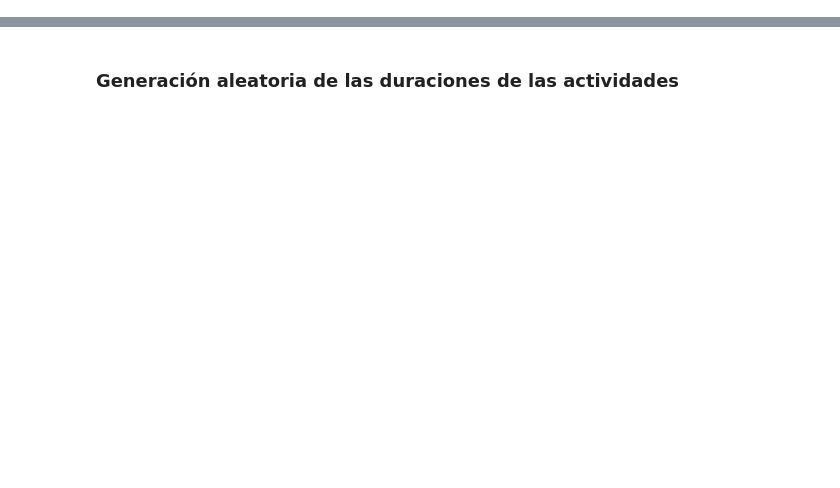
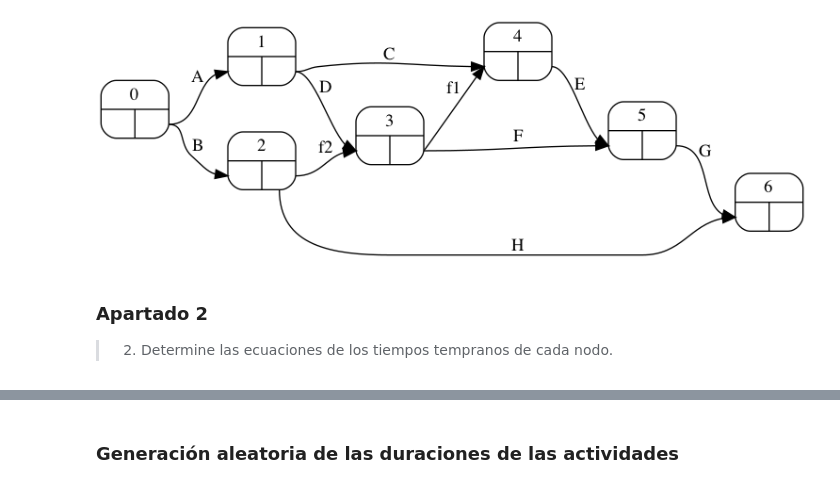
Before and after one commit to mcasl/pmULE, a Jupyter notebook: Montecarlo_Proyectos.ipynb, the cells around one changed output, grey strips where cells are left out. Cells and saved outputs as stored; diff of their text form; code cells hidden in the pictures; blank space fills up the shorter version.

Commit message:
Mejorado ejercicio Montecarlo_Proyectos.ipynb

```diff
--- a/Montecarlo_Proyectos.ipynb
+++ b/Montecarlo_Proyectos.ipynb
@@ -10,14 +11,25 @@ import matplotlib as plt
 # %%
-duration_distribution_parameters = pd.DataFrame(data={'A': [10, 1.5],
-                                                      'B': [ 5, 0.4],
-                                                      'C': [ 6, 0.8],
-                                                      'D': [ 2, 0.7],
-                                                      'E': [ 7, 1.8],
-                                                      'F': [ 8, 0.8],
-                                                      'G': [ 4, 1.4],
-                                                      'H': [ 7, 1.6],
-                                                      'f1':[ 0, 0.0],
-                                                      'f2':[ 0, 0.0],
-                                                     },
-                                                index=['mean', 'stdev']  )
-activity_names = duration_distribution_parameters.columns
+# Alargamos el ancho de las celdas al 100%
+from IPython.core.display import display, HTML
+display(HTML("<style>.container { width:100% !important; }</style>"))
+
+import pandas as pd
+import numpy as np
+import matplotlib as plt
+%matplotlib notebook
+
+datos_enunciado = pd.DataFrame([
+#  actividad, nodo_inicial, nodo_final, duracion media, desviación típica
+     ('A',    0,  1,  10, 1.5 ),
+     ('B',    0,  2,   5, 0.4 ),
+     ('C',    1,  4,   6, 0.8 ),
+     ('D',    1,  3,   2, 0.7 ),
+     ('E',    4,  5,   7, 1.8 ),
+     ('F',    3,  5,   8, 0.8 ),
+     ('G',    5,  6,   4, 1.4 ),
+     ('H',    2,  6,   7, 1.6 ),
+     ('f1',   3,  4,   0, 0.0 ),
+     ('f2',   2,  3,   0, 0.0 ),
+] ,columns=['actividad', 'nodo_inicial', 'nodo_final', 'mean', 'stdev']).set_index('actividad')
+
+datos_enunciado
@@ -29,0 +55,9 @@ duration_distribution_parameters
+# %%
+datos_proyecto =  datos_enunciado.copy()
+proyecto = GrafoProyecto(datos_proyecto)
+proyecto.pert('pert_nodos.png', duraciones=False)
+# %% [output]
+[figure, added]
+# %% [markdown]
+### Apartado 2
+> 2. Determine las ecuaciones de los tiempos tempranos de cada nodo.
```
Also changed, not shown: parts of 28 cells of this notebook, 1 other file.
